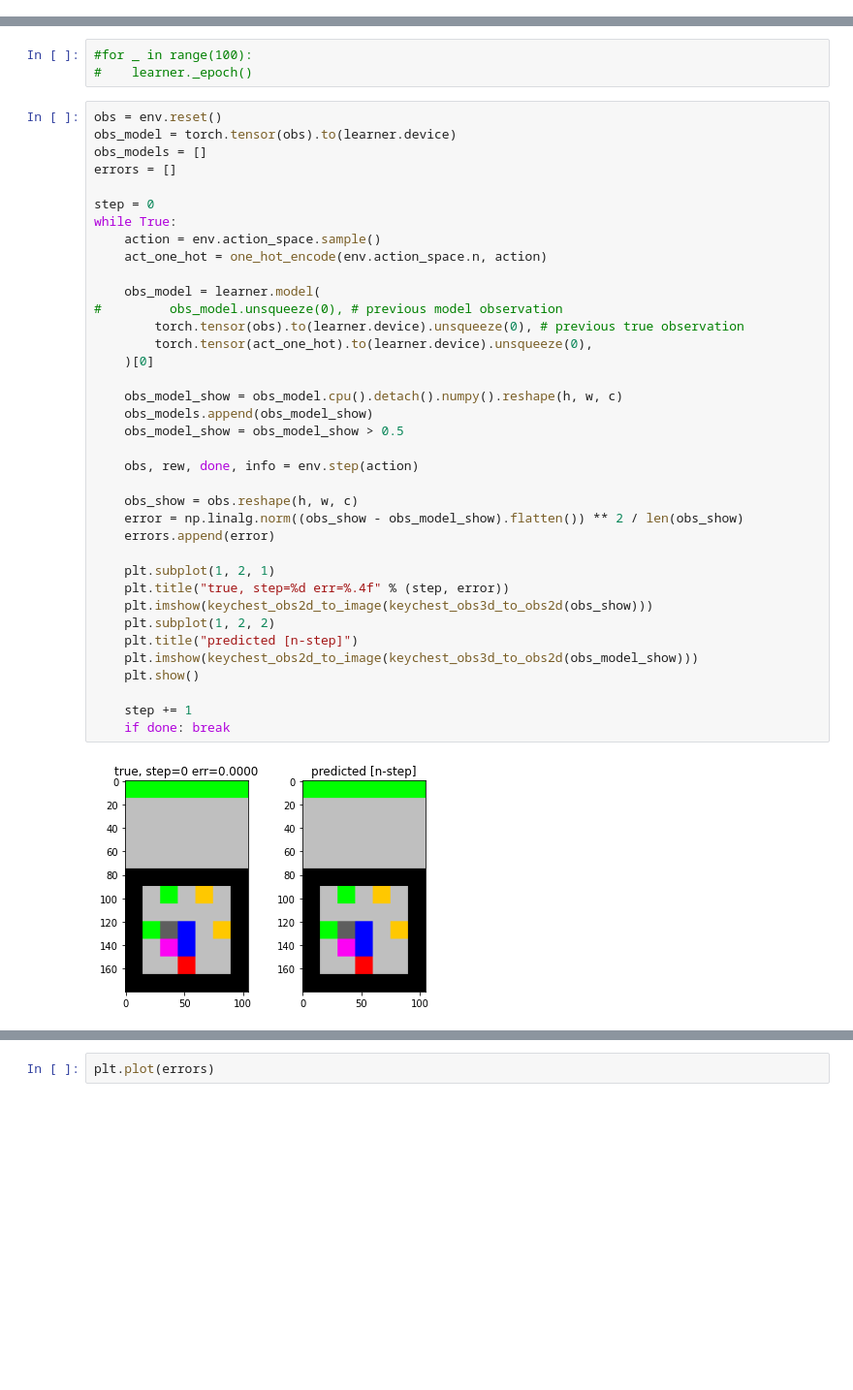
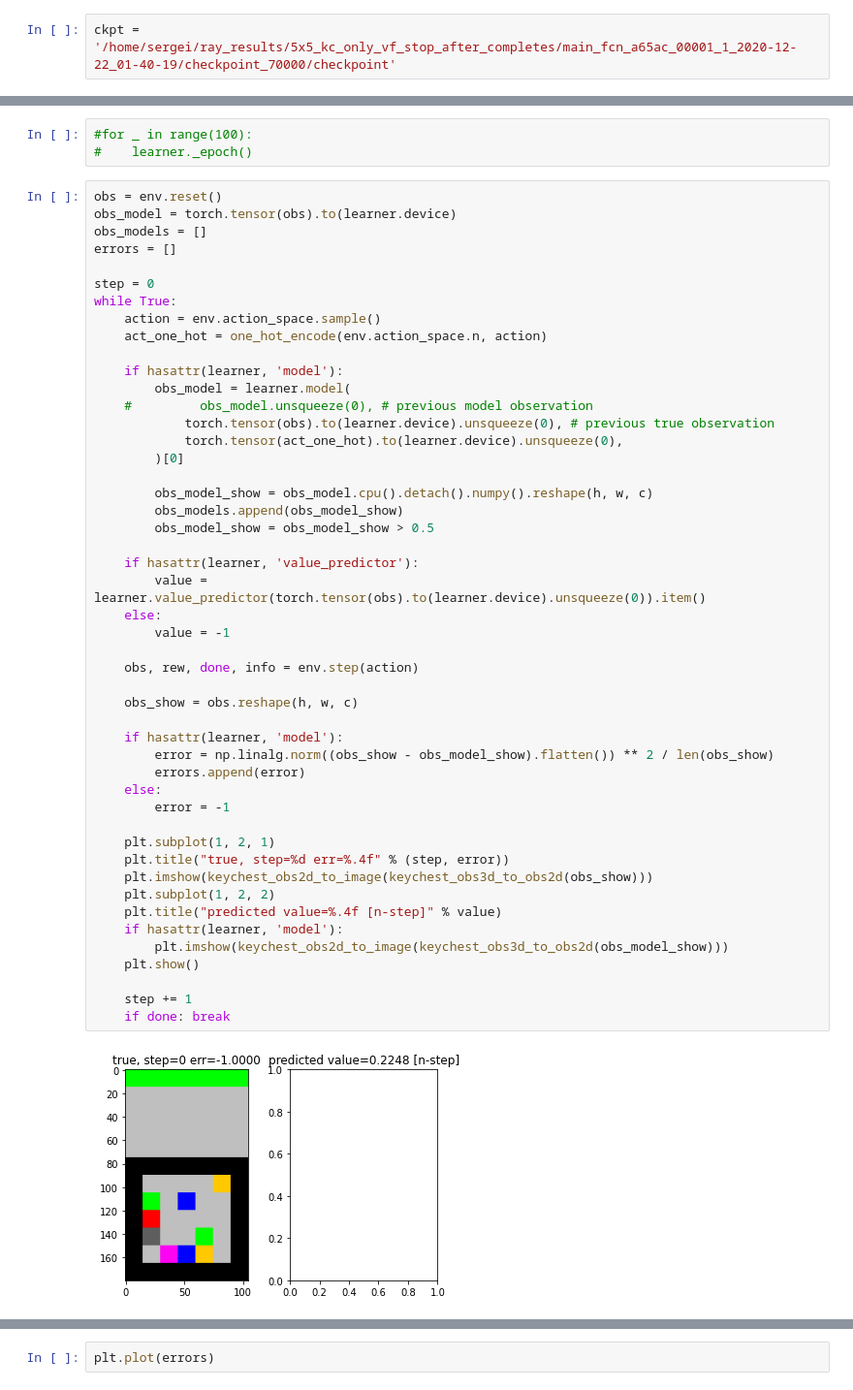
Before and after one commit to sergeivolodin/causality-disentanglement-rl, a Jupyter notebook: debug/learned_model_analysis.ipynb, the cells around one changed output, grey strips where cells are left out. Shown at 97% size. Saved outputs shown, nothing was run; the diff lists cells and outputs as text; blank space fills up the shorter version.

Commit message:
Analyze predicted value

```diff
--- a/debug/learned_model_analysis.ipynb
+++ b/debug/learned_model_analysis.ipynb
@@ -24,3 +22,5 @@ ckpt = '/home/sergei/ckpt1'
+# %%
+ckpt = '/home/sergei/ray_results/5x5_kc_only_vf_stop_after_completes/main_fcn_a65ac_00001_1_2020-12-22_01-40-19/checkpoint_70000/checkpoint'
 # %%
 with open(ckpt, 'rb') as f:
     learner = pickle.load(f)
@@ -73,39 +54,50 @@ fit_loss(**learner._context).item()
 # %%
 obs = env.reset()
 obs_model = torch.tensor(obs).to(learner.device)
 obs_models = []
 errors = []
 
 step = 0
 while True:
     action = env.action_space.sample()
     act_one_hot = one_hot_encode(env.action_space.n, action)
 
-    obs_model = learner.model(
-#         obs_model.unsqueeze(0), # previous model observation
-        torch.tensor(obs).to(learner.device).unsqueeze(0), # previous true observation
-        torch.tensor(act_one_hot).to(learner.device).unsqueeze(0),
-    )[0]
+    if hasattr(learner, 'model'):
+        obs_model = learner.model(
+    #         obs_model.unsqueeze(0), # previous model observation
+            torch.tensor(obs).to(learner.device).unsqueeze(0), # previous true observation
+            torch.tensor(act_one_hot).to(learner.device).unsqueeze(0),
+        )[0]
 
-    obs_model_show = obs_model.cpu().detach().numpy().reshape(h, w, c)
-    obs_models.append(obs_model_show)
-    obs_model_show = obs_model_show > 0.5
+        obs_model_show = obs_model.cpu().detach().numpy().reshape(h, w, c)
+        obs_models.append(obs_model_show)
+        obs_model_show = obs_model_show > 0.5
+
+    if hasattr(learner, 'value_predictor'):
+        value = learner.value_predictor(torch.tensor(obs).to(learner.device).unsqueeze(0)).item()
+    else:
+        value = -1
 
     obs, rew, done, info = env.step(action)
 
     obs_show = obs.reshape(h, w, c)
-    error = np.linalg.norm((obs_show - obs_model_show).flatten()) ** 2 / len(obs_show)
-    errors.append(error)
+
+    if hasattr(learner, 'model'):
+        error = np.linalg.norm((obs_show - obs_model_show).flatten()) ** 2 / len(obs_show)
+        errors.append(error)
+    else:
+        error = -1
 
     plt.subplot(1, 2, 1)
     plt.title("true, step=%d err=%.4f" % (step, error))
     plt.imshow(keychest_obs2d_to_image(keychest_obs3d_to_obs2d(obs_show)))
     plt.subplot(1, 2, 2)
-    plt.title("predicted [n-step]")
-    plt.imshow(keychest_obs2d_to_image(keychest_obs3d_to_obs2d(obs_model_show)))
+    plt.title("predicted value=%.4f [n-step]" % value)
+    if hasattr(learner, 'model'):
+        plt.imshow(keychest_obs2d_to_image(keychest_obs3d_to_obs2d(obs_model_show)))
     plt.show()
 
     step += 1
     if done: break
 # %% [output]
-[figure, old version]
+[figure, new version]
```
Also changed, not shown: parts of 9 cells of this notebook.
